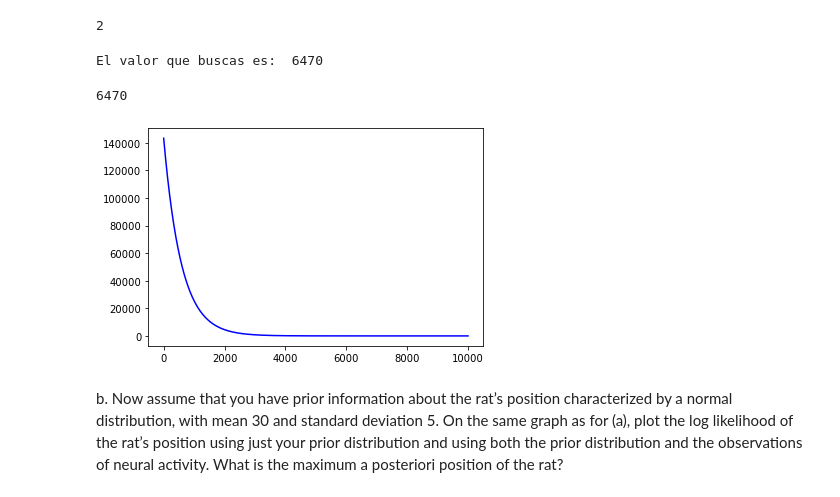
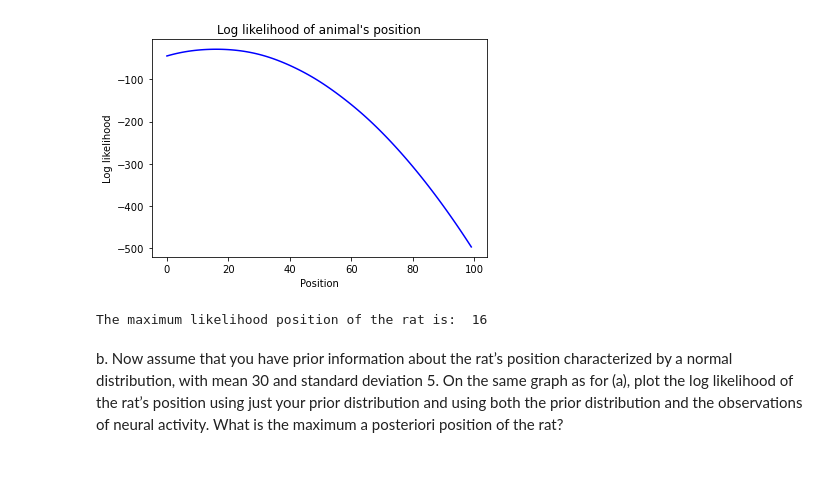
Before and after one commit to SaiAkhilVudattu/Neuro_classes, a Jupyter notebook: signal_processing/HW6/HW6.ipynb, the cells around one changed output. Saved outputs shown, nothing was run; the diff lists cells and outputs as text; code cells hidden in the pictures; blank space fills up the shorter version.

```diff
--- a/signal_processing/HW6/HW6.ipynb
+++ b/signal_processing/HW6/HW6.ipynb
@@ -103,34 +77,36 @@ n = NeuralObservations
+# %%
+xs = [i for i in range(100)]
+likelihoods = np.zeros(100)
+
+# Variable renaming
+r_max = MaxRates
+mu = FieldCenters
+sigma = FieldWidths
+n = NeuralObservations # Number of spikes for 250 ms of neural activity
+
+for i in range(len(xs)):
+    log_likelihood = 1
+
+    for neuron_i in range(0,10):
+        lambda_d = np.exp((-(xs[i]-mu[neuron_i])**2)/(2*sigma[neuron_i]**2))
+        # Note the factors r_max and dt are the same for all, so we did not consider them. See poisson function below
+        log_likelihood = log_likelihood*(np.exp(-lambda_d)*(1/math.factorial(n[neuron_i]))*lambda_d**n[neuron_i])
+
+    likelihoods[i] = np.log(log_likelihood)
 # %%
 def poisson(x, r_max, mu, sigma, dt=250): #dt is in ms
     return r_max*np.exp(-(x-mu**2)/(2*sigma**2))*dt
-# %%
-xs = [i for i in range(10000)]
-ys = np.zeros(len(xs))
-
-for j in range(len(xs)):
-#     for i in range(10):
-    i = 0
-    ys[j] = poisson(xs[j], r_max[i], mu[i], sigma[i])
-# %%
-n[0]
-# %% [output]
-2
-# %%
-for i in range(10000):
-    if ys[i]>=n[0] and ys[i+1]<=n[0]:
-        print("El valor que buscas es: ",i)
-# %% [output]
-El valor que buscas es:  6470
-# %%
-ys[6470]
-xs[6470]
-# %% [output]
-6470
-# %%
-plt.plot(xs, ys, c="blue")
-# plt.plot([xs[0], xs[99]], [n[i], n[i]], color="red")
-plt.show()
-# %% [output]
-[figure, removed]
+# %%
+plt.plot(xs, likelihoods, c="blue")
+plt.xlabel("Position")
+plt.ylabel("Log likelihood")
+plt.title("Log likelihood of animal's position")
+plt.show()
+# %% [output]
+[figure, added]
+# %%
+print("The maximum likelihood position of the rat is: ",xs[np.argmax(likelihoods)])
+# %% [output]
+The maximum likelihood position of the rat is:  16
 # %% [markdown]
 b. Now assume that you have prior information about the rat’s position characterized by a normal distribution, with mean 30 and standard deviation 5. On the same graph as for (a), plot the log likelihood of the rat’s position using just your prior distribution and using both the prior distribution and the observations of neural activity. What is the maximum a posteriori position of the rat?
```
Also changed, not shown: parts of 50 cells of this notebook, 1 other file.
